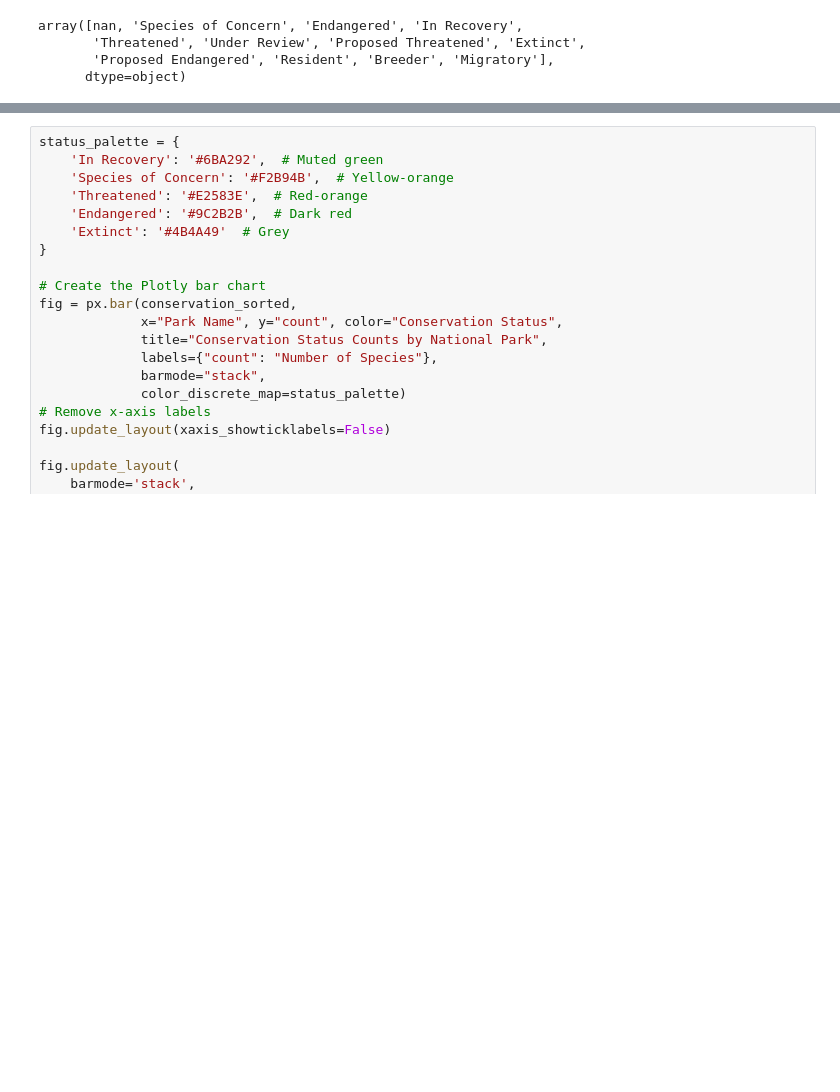
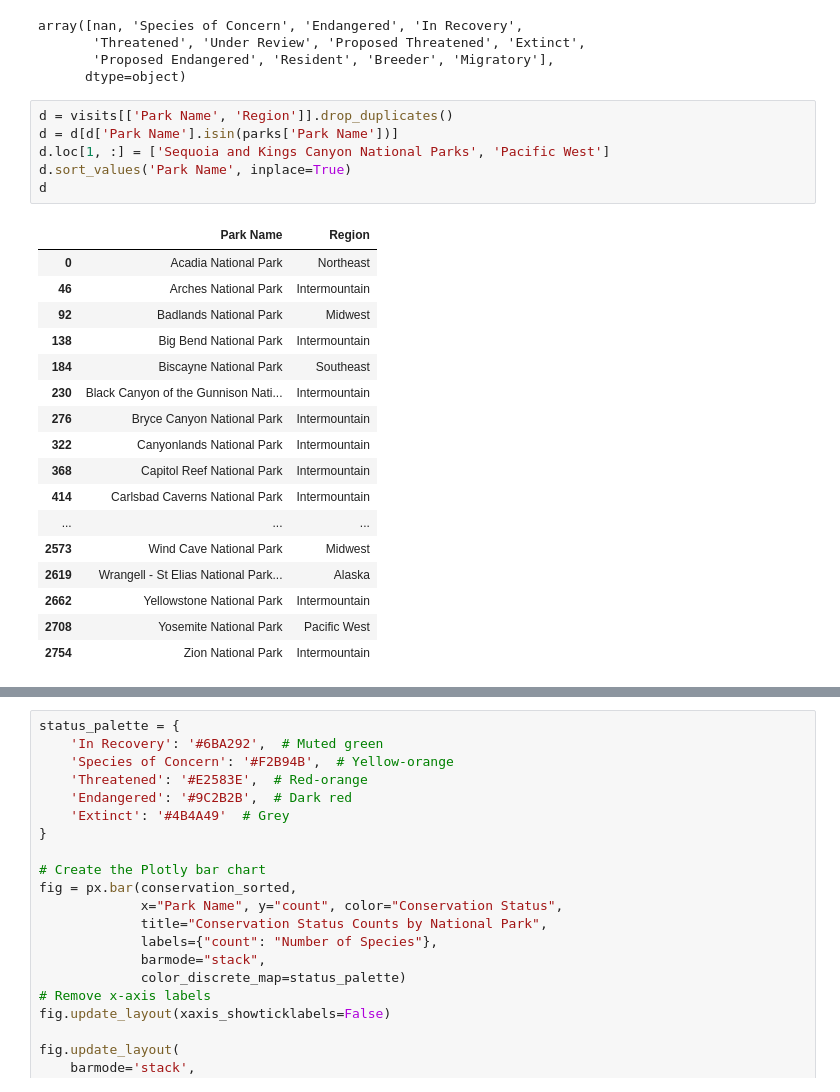
Before and after one commit to elijahsandler/nps-biodiversity, a Jupyter notebook: initial_viz.ipynb, the cells around one changed output, grey strips where cells are left out. Drawn from its saved outputs; the diff is of its cells as text; blank space fills up the shorter version.

```diff
--- a/initial_viz.ipynb
+++ b/initial_viz.ipynb
@@ -382,3 +384,27 @@ array([nan, 'Species of Concern', 'Endangered', 'In Recovery',
        'Threatened', 'Under Review', 'Proposed Threatened', 'Extinct',
        'Proposed Endangered', 'Resident', 'Breeder', 'Migratory'],
       dtype=object)
+# %%
+d = visits[['Park Name', 'Region']].drop_duplicates()
+d = d[d['Park Name'].isin(parks['Park Name'])]
+d.loc[1, :] = ['Sequoia and Kings Canyon National Parks', 'Pacific West']
+d.sort_values('Park Name', inplace=True)
+d
+# %% [output]
+|  | Park Name | Region |
+| 0 | Acadia National Park | Northeast |
+| 46 | Arches National Park | Intermountain |
+| 92 | Badlands National Park | Midwest |
+| 138 | Big Bend National Park | Intermountain |
+| 184 | Biscayne National Park | Southeast |
+| 230 | Black Canyon of the Gunnison Nati... | Intermountain |
+| 276 | Bryce Canyon National Park | Intermountain |
+| 322 | Canyonlands National Park | Intermountain |
+| 368 | Capitol Reef National Park | Intermountain |
+| 414 | Carlsbad Caverns National Park | Intermountain |
+| ... | ... | ... |
+| 2573 | Wind Cave National Park | Midwest |
+| 2619 | Wrangell - St Elias National Park... | Alaska |
+| 2662 | Yellowstone National Park | Intermountain |
+| 2708 | Yosemite National Park | Pacific West |
+| 2754 | Zion National Park | Intermountain |
```
Also changed, not shown: parts of 3 cells of this notebook, 2 other files.
